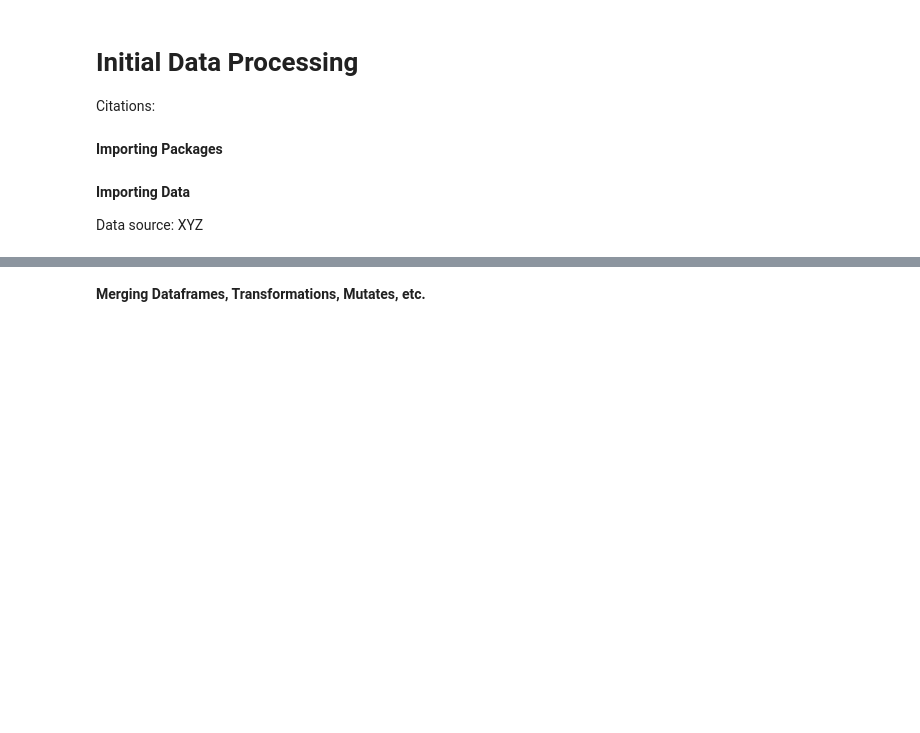
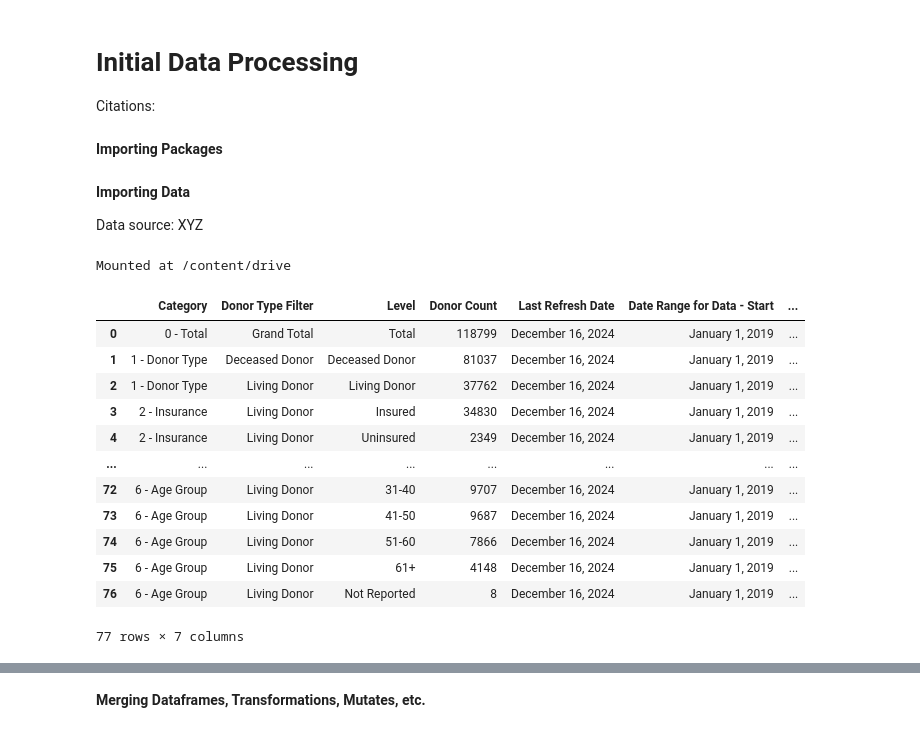
Before and after one commit to clbony/BDSCapstoneGrp12, a Jupyter notebook: Capstone_Group_12_v2.ipynb, the cells around one changed output, grey strips where cells are left out. Drawn from its saved outputs; the diff is of its cells as text; code cells hidden in the pictures; blank space fills up the shorter version.

```diff
--- a/Capstone_Group_12_v2.ipynb
+++ b/Capstone_Group_12_v2.ipynb
@@ -10,3 +63,34 @@ Citations:
 **Importing Data**
 
 Data source: XYZ
+# %%
+# allow access to Google Drive
+# click "yes" on the account that has the data you want to import
+from google.colab import drive
+drive.mount('/content/drive')
+
+# importing data as a loop instead
+
+transplant_data = pd.read_excel('/content/drive/MyDrive/Organ_Donation_and_Transplantation_Data.xlsx', sheet_name = None)
+transplant_frames = {}
+for key, value in transplant_data.items():
+    strippedkey = key.replace(' ','').replace('-','_').lower()
+    transplant_frames[strippedkey] = value
+
+# access each df (example)
+transplant_frames['donordemographics']
+# %% [output]
+Mounted at /content/drive
+|  | Category | Donor Type Filter | Level | Donor Count | Last Refresh Date | Date Range for Data - Start | ... |
+| 0 | 0 - Total | Grand Total | Total | 118799 | December 16, 2024 | January 1, 2019 | ... |
+| 1 | 1 - Donor Type | Deceased Donor | Deceased Donor | 81037 | December 16, 2024 | January 1, 2019 | ... |
+| 2 | 1 - Donor Type | Living Donor | Living Donor | 37762 | December 16, 2024 | January 1, 2019 | ... |
+| 3 | 2 - Insurance | Living Donor | Insured | 34830 | December 16, 2024 | January 1, 2019 | ... |
+| 4 | 2 - Insurance | Living Donor | Uninsured | 2349 | December 16, 2024 | January 1, 2019 | ... |
+| ... | ... | ... | ... | ... | ... | ... | ... |
+| 72 | 6 - Age Group | Living Donor | 31-40 | 9707 | December 16, 2024 | January 1, 2019 | ... |
+| 73 | 6 - Age Group | Living Donor | 41-50 | 9687 | December 16, 2024 | January 1, 2019 | ... |
+| 74 | 6 - Age Group | Living Donor | 51-60 | 7866 | December 16, 2024 | January 1, 2019 | ... |
+| 75 | 6 - Age Group | Living Donor | 61+ | 4148 | December 16, 2024 | January 1, 2019 | ... |
+| 76 | 6 - Age Group | Living Donor | Not Reported | 8 | December 16, 2024 | January 1, 2019 | ... |
+77 rows × 7 columns
```
Also changed, not shown: parts of 18 cells of this notebook.
